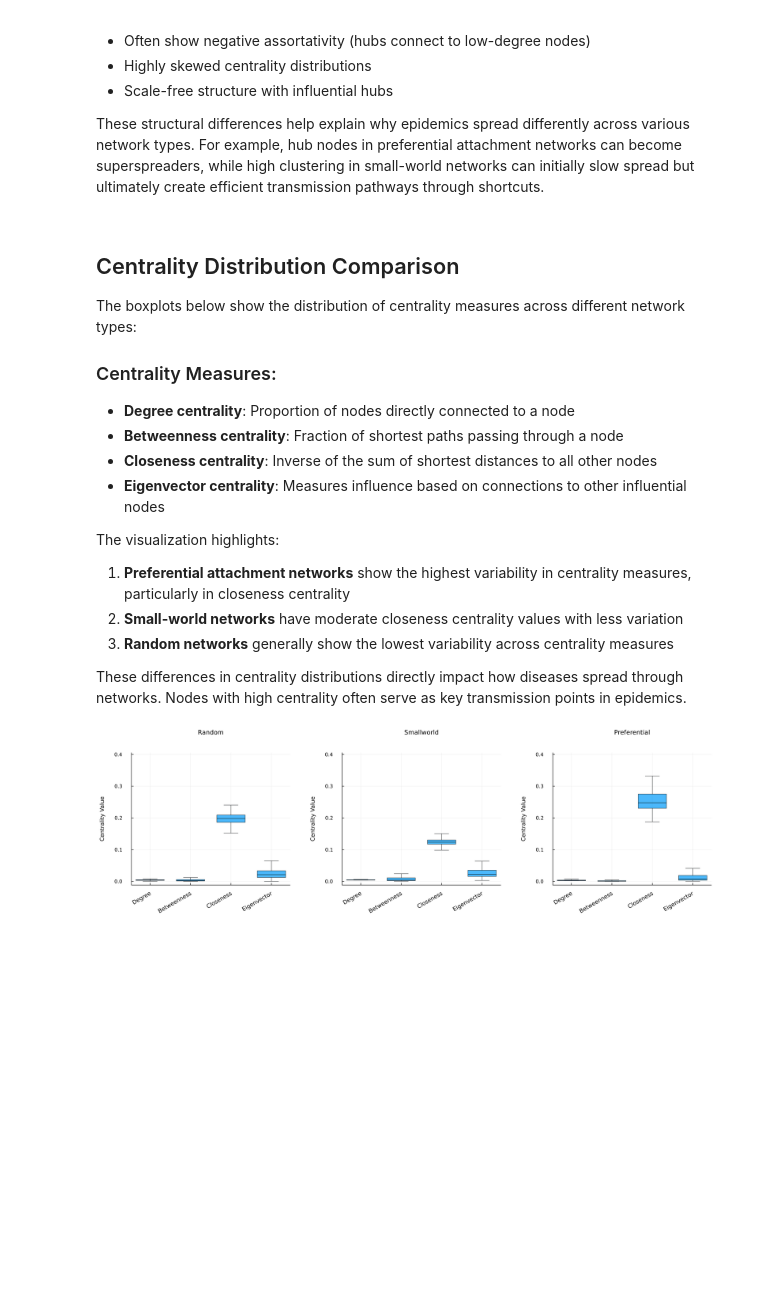
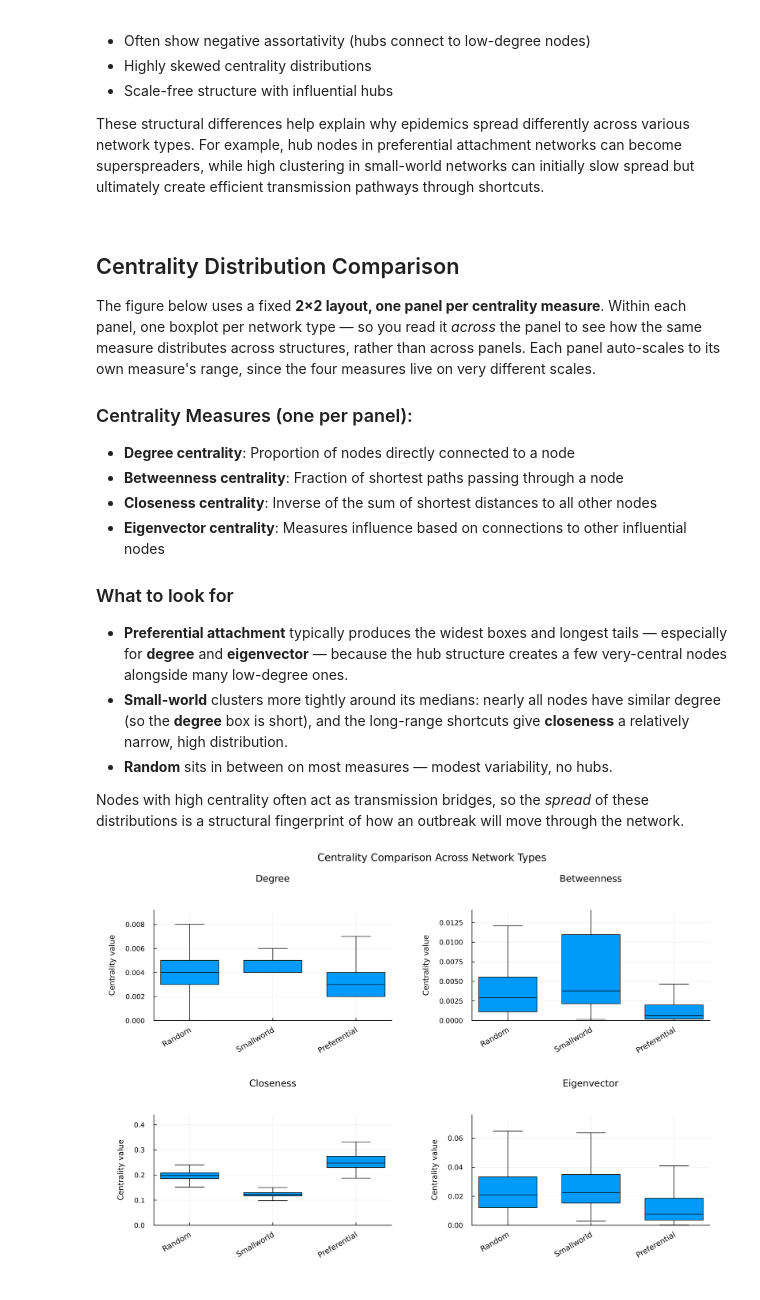
Before and after one commit to lstell21/espidam-tutorial-2026, a Jupyter notebook: Part1.ipynb, the cells around one changed output. Drawn from its saved outputs; the diff is of its cells as text; code cells hidden in the pictures; folded sections open; blank space fills up the shorter version.

```diff
--- a/Part1.ipynb
+++ b/Part1.ipynb
@@ -407,29 +406,28 @@ These structural differences help explain why epidemics spread differently acros
 # %% [markdown]
 ## Centrality Distribution Comparison
 
-The boxplots below show the distribution of centrality measures across different network types:
+The figure below uses a fixed **2×2 layout, one panel per centrality measure**. Within each panel, one boxplot per network type — so you read it *across* the panel to see how the same measure distributes across structures, rather than across panels. Each panel auto-scales to its own measure's range, since the four measures live on very different scales.
 
-### Centrality Measures:
+### Centrality Measures (one per panel):
 - **Degree centrality**: Proportion of nodes directly connected to a node
 - **Betweenness centrality**: Fraction of shortest paths passing through a node
 - **Closeness centrality**: Inverse of the sum of shortest distances to all other nodes
 - **Eigenvector centrality**: Measures influence based on connections to other influential nodes
 
-The visualization highlights:
-1. **Preferential attachment networks** show the highest variability in centrality measures, particularly in closeness centrality
-2. **Small-world networks** have moderate closeness centrality values with less variation
-3. **Random networks** generally show the lowest variability across centrality measures
+### What to look for
+- **Preferential attachment** typically produces the widest boxes and longest tails — especially for **degree** and **eigenvector** — because the hub structure creates a few very-central nodes alongside many low-degree ones.
+- **Small-world** clusters more tightly around its medians: nearly all nodes have similar degree (so the **degree** box is short), and the long-range shortcuts give **closeness** a relatively narrow, high distribution.
+- **Random** sits in between on most measures — modest variability, no hubs.
 
-These differences in centrality distributions directly impact how diseases spread through networks. Nodes with high centrality often serve as key transmission points in epidemics.
+Nodes with high centrality often act as transmission bridges, so the *spread* of these distributions is a structural fingerprint of how an outbreak will move through the network.
 # %%
 include("src/plotting.jl")
 
 centrality_comparison = plot_centrality_comparison(;
     network_types=[:random, :smallworld, :preferential],
     mean_degree=4,
-    link_axes=true,
     figures_dir=FIGURES_DIR,
 )
 display(centrality_comparison)
 # %% [output]
-[figure, old version]
+[figure, new version]
```
Also changed, not shown: parts of 11 cells of this notebook, 5 other files.
